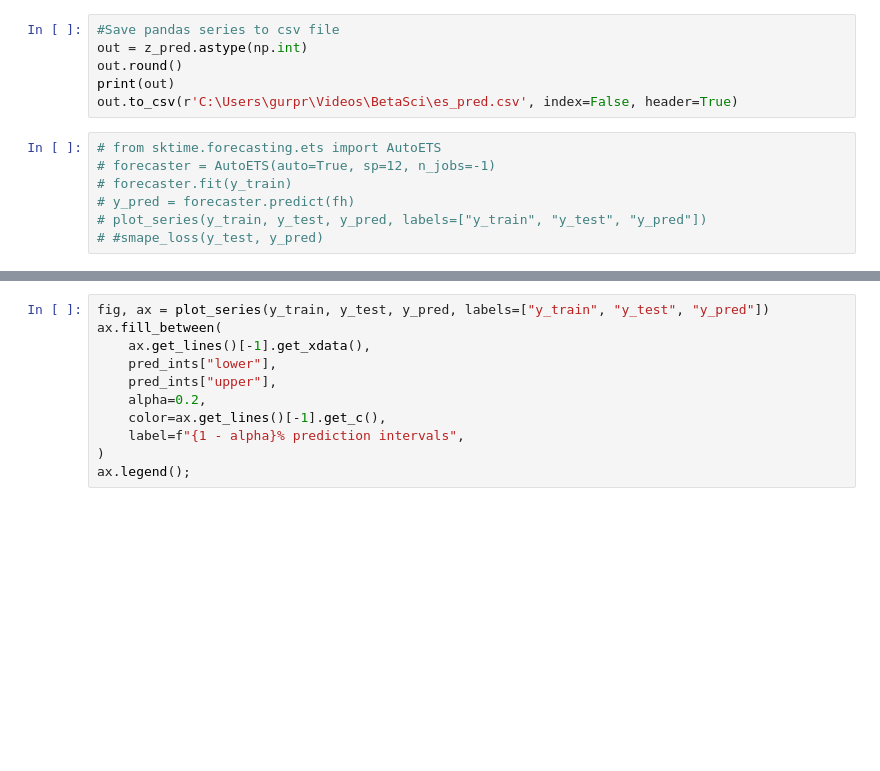
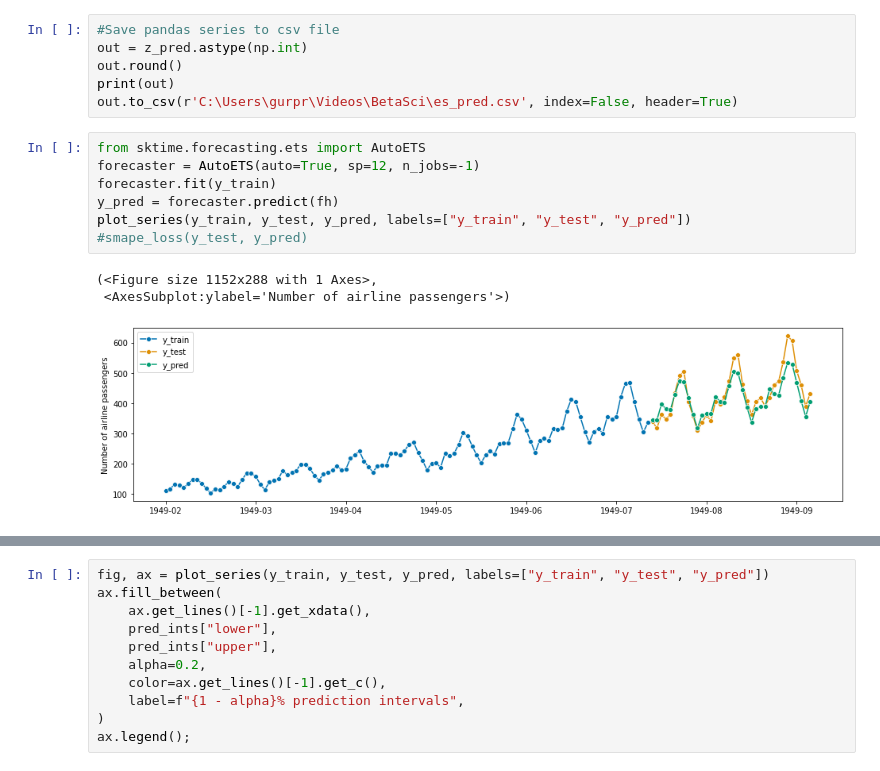
Before and after one commit to gpreet-singh/betasci, a Jupyter notebook: naive.ipynb, the cells around one changed output, grey strips where cells are left out. Cells and saved outputs as stored; diff of their text form; blank space fills up the shorter version.

```diff
--- a/naive.ipynb
+++ b/naive.ipynb
@@ -108,11 +205,15 @@ out.round()
 print(out)
 out.to_csv(r'C:\Users\gurpr\Videos\BetaSci\es_pred.csv', index=False, header=True)
 # %%
-# from sktime.forecasting.ets import AutoETS
-# forecaster = AutoETS(auto=True, sp=12, n_jobs=-1)
-# forecaster.fit(y_train)
-# y_pred = forecaster.predict(fh)
-# plot_series(y_train, y_test, y_pred, labels=["y_train", "y_test", "y_pred"])
-# #smape_loss(y_test, y_pred)
+from sktime.forecasting.ets import AutoETS
+forecaster = AutoETS(auto=True, sp=12, n_jobs=-1)
+forecaster.fit(y_train)
+y_pred = forecaster.predict(fh)
+plot_series(y_train, y_test, y_pred, labels=["y_train", "y_test", "y_pred"])
+#smape_loss(y_test, y_pred)
+# %% [output]
+(<Figure size 1152x288 with 1 Axes>,
+ <AxesSubplot:ylabel='Number of airline passengers'>)
+[figure, added]
 # %%
 # from sktime.forecasting.ets import AutoETS
```
Also changed, not shown: parts of 16 cells of this notebook, 2 other files.
